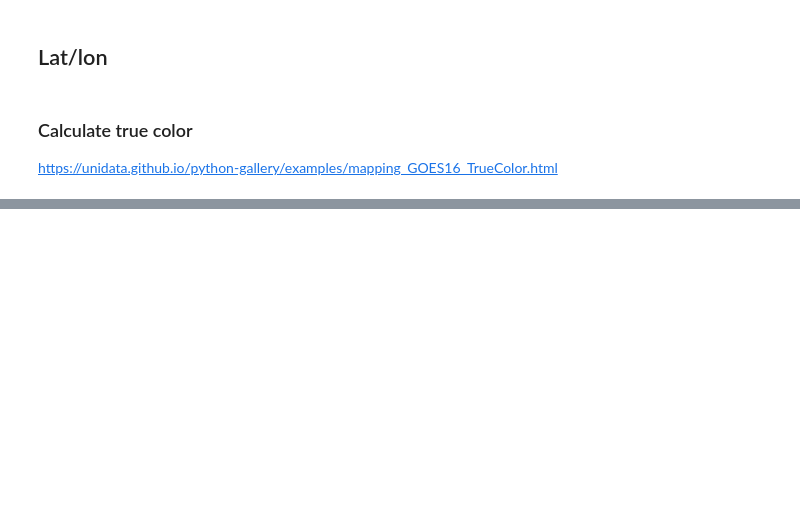
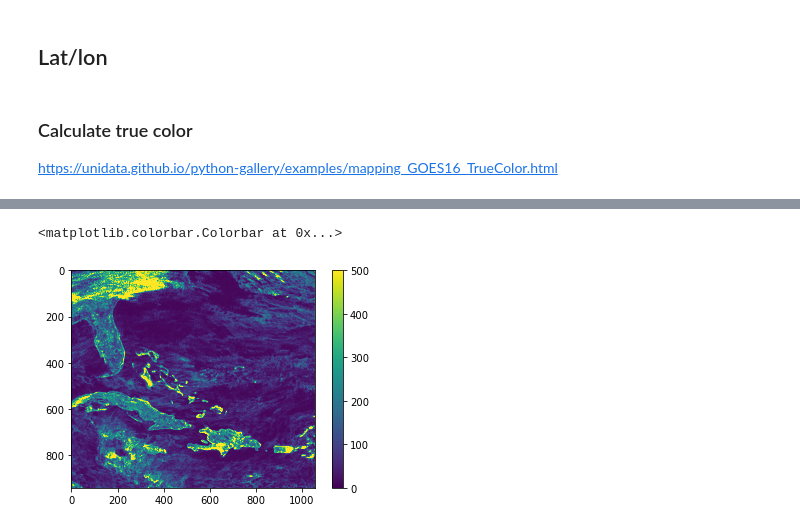
Before and after one commit to lsterzinger/cloud-optimized-satellite-data-tests, a Jupyter notebook: goes-16/ReferenceMaker/02-read_jsons.ipynb, the cells around one changed output, grey strips where cells are left out. Saved outputs shown, nothing was run; the diff lists cells and outputs as text; code cells hidden in the pictures; blank space fills up the shorter version.

```diff
--- a/goes-16/ReferenceMaker/02-read_jsons.ipynb
+++ b/goes-16/ReferenceMaker/02-read_jsons.ipynb
@@ -163,0 +296,9 @@ animator = FuncAnimation(fig, update_anim, frames=nt, interval=50)
+# %%
+%%time
+#calculate gradients, could use for additional cloud filtering
+rsum = R.isel(t=imax)
+grad_x = rsum.differentiate("x")
+grad_y = rsum.differentiate("y")
+plt.imshow(np.sqrt(grad_x**2+grad_y**2),vmin=0,vmax=500)
+plt.colorbar()
+# %% [output]
@@ -163,0 +307,2 @@ animator = FuncAnimation(fig, update_anim, frames=nt, interval=50)
+<matplotlib.colorbar.Colorbar at 0x...>
+[figure, added]
```
Also changed, not shown: parts of 12 cells of this notebook.
